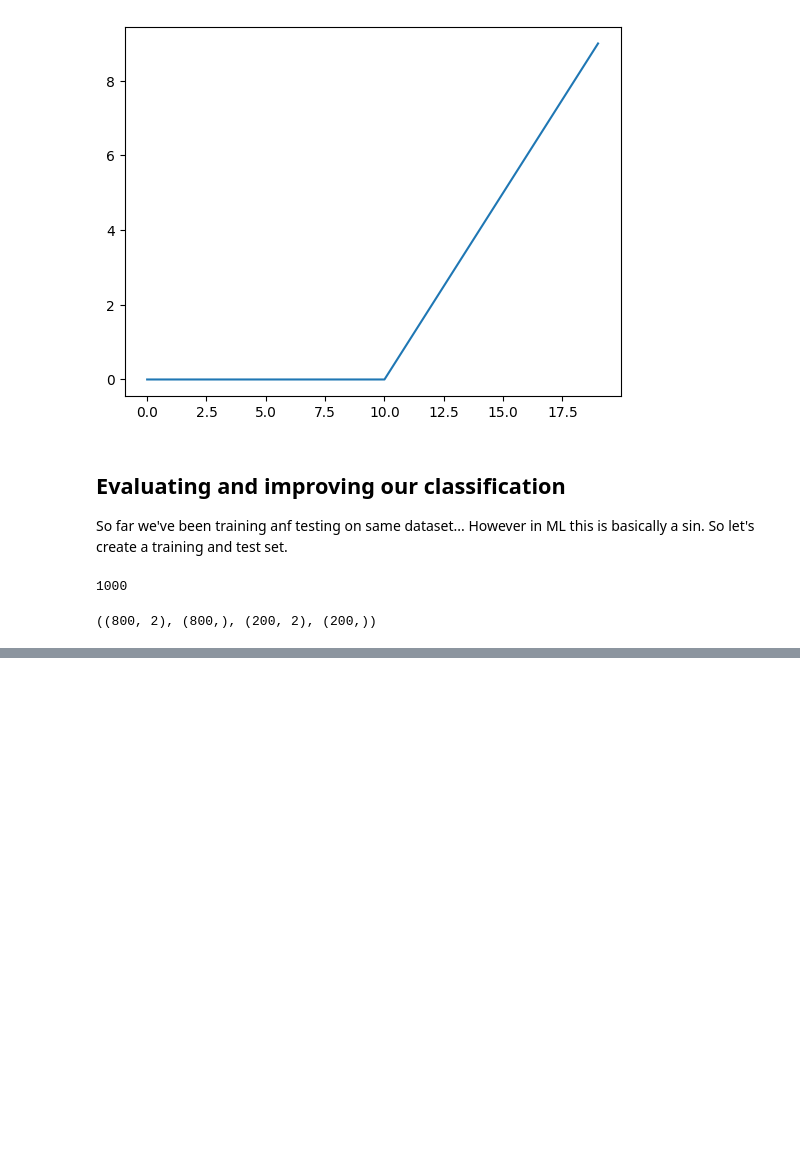
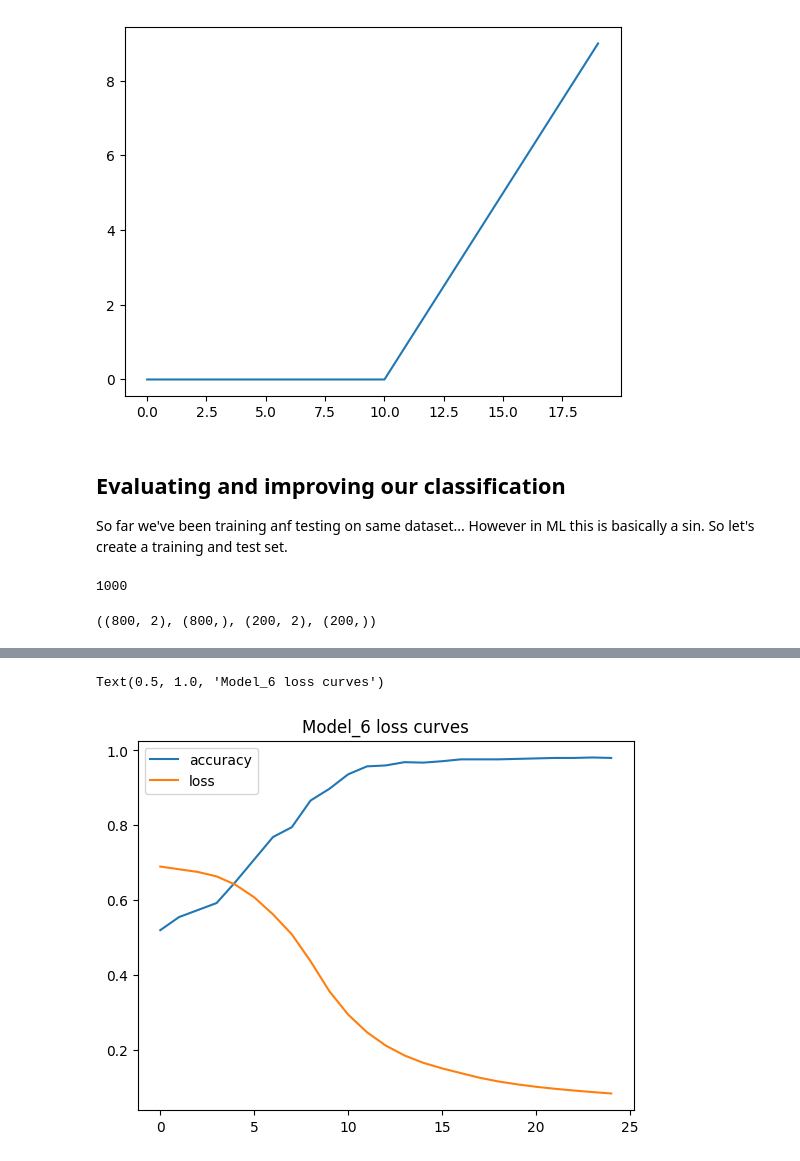
Before and after one commit to Pratik1joshi/DeepLearning, a Jupyter notebook: 02_neural_network_classification_with_tenserflow.ipynb, the cells around one changed output, grey strips where cells are left out. Cells and saved outputs as stored; diff of their text form; code cells hidden in the pictures; blank space fills up the shorter version.

```diff
--- a/02_neural_network_classification_with_tenserflow.ipynb
+++ b/02_neural_network_classification_with_tenserflow.ipynb
@@ -537,0 +560,7 @@ doing binary classification
+# %%
+#Plot the loss curves
+pd.DataFrame(history.history).plot()
+plt.title("Model_6 loss curves")
+# %% [output]
+Text(0.5, 1.0, 'Model_6 loss curves')
+[figure, added]
```
Also changed, not shown: parts of 10 cells of this notebook.
